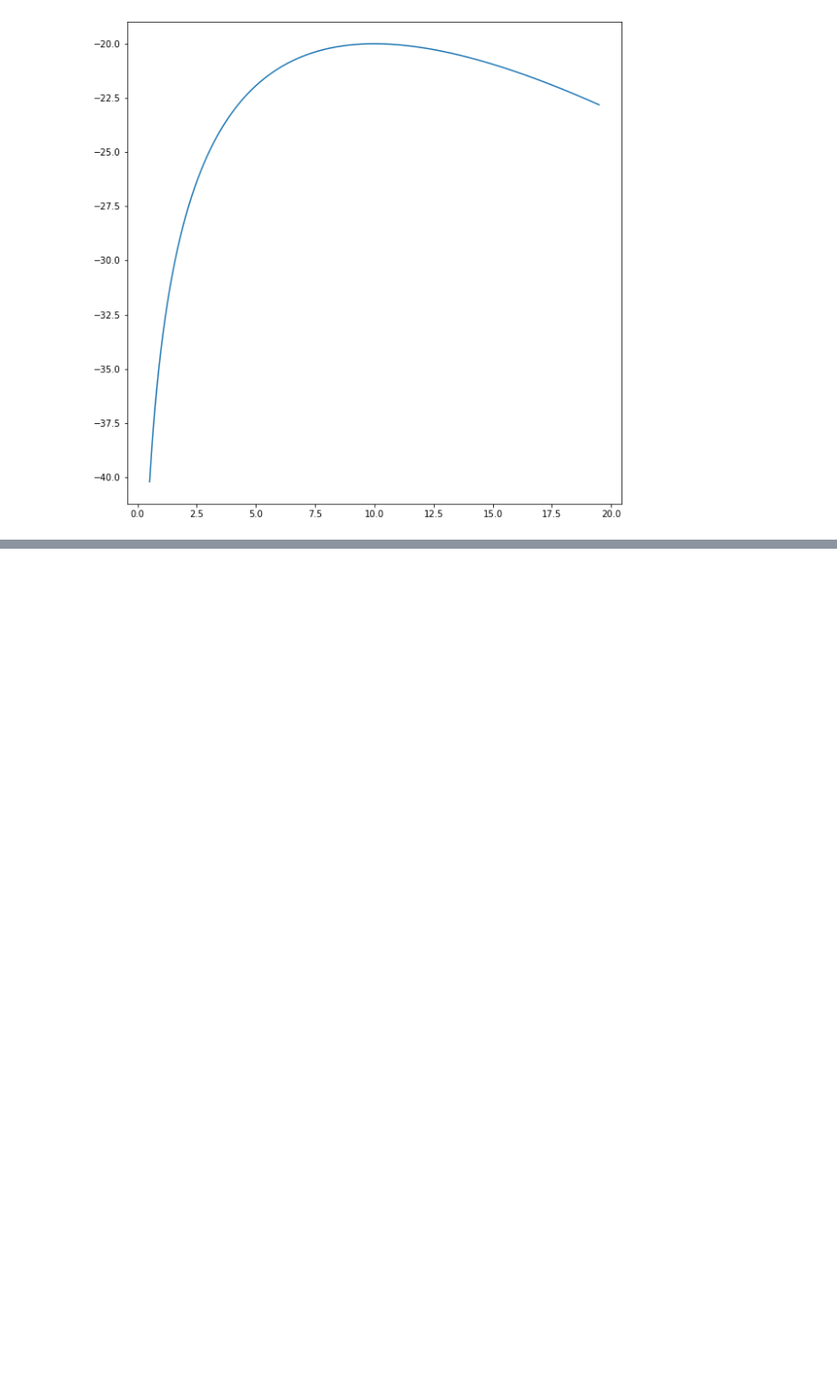
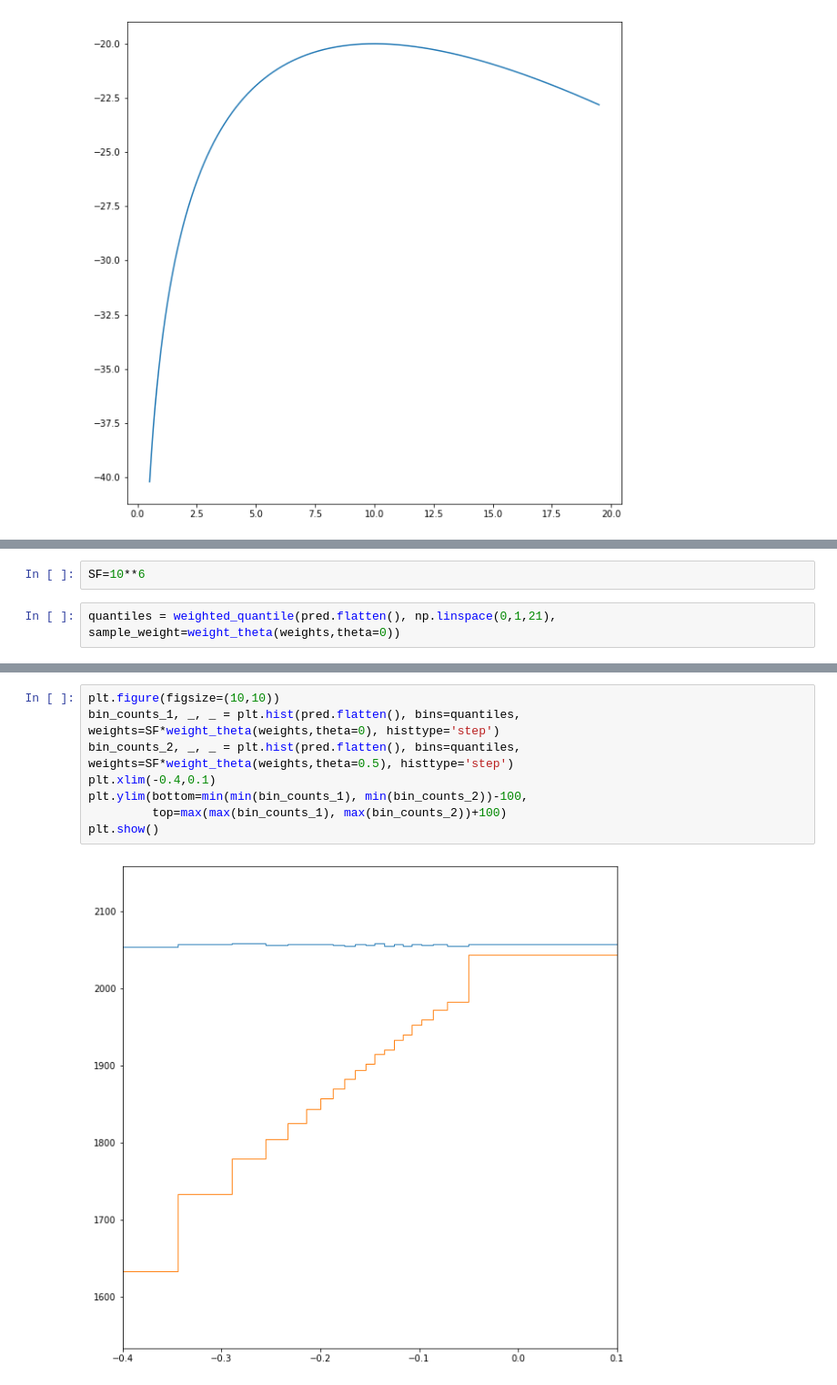
Before and after one commit to HephyAnalysisSW/ML-pytorch, a Jupyter notebook: Oskar/smeft_plot_train.ipynb, the cells around one changed output, grey strips where cells are left out. Shown at 91% size. Drawn from its saved outputs; the diff is of its cells as text; blank space fills up the shorter version.

```diff
--- a/Oskar/smeft_plot_train.ipynb
+++ b/Oskar/smeft_plot_train.ipynb
@@ -217,0 +239,4 @@ plt.plot(x_plot, llr_poisson(n, lmbd_0, x_plot))
+# %%
+SF=10**6
+# %%
+quantiles = weighted_quantile(pred.flatten(), np.linspace(0,1,21), sample_weight=weight_theta(weights,theta=0))
@@ -217,0 +264,10 @@ plt.plot(x_plot, llr_poisson(n, lmbd_0, x_plot))
+# %%
+plt.figure(figsize=(10,10))
+bin_counts_1, _, _ = plt.hist(pred.flatten(), bins=quantiles, weights=SF*weight_theta(weights,theta=0), histtype='step')
+bin_counts_2, _, _ = plt.hist(pred.flatten(), bins=quantiles, weights=SF*weight_theta(weights,theta=0.5), histtype='step')
+plt.xlim(-0.4,0.1)
+plt.ylim(bottom=min(min(bin_counts_1), min(bin_counts_2))-100,
+         top=max(max(bin_counts_1), max(bin_counts_2))+100)
+plt.show()
+# %% [output]
+[figure, added]
```
Also changed, not shown: parts of 29 cells of this notebook, 10 other files.
